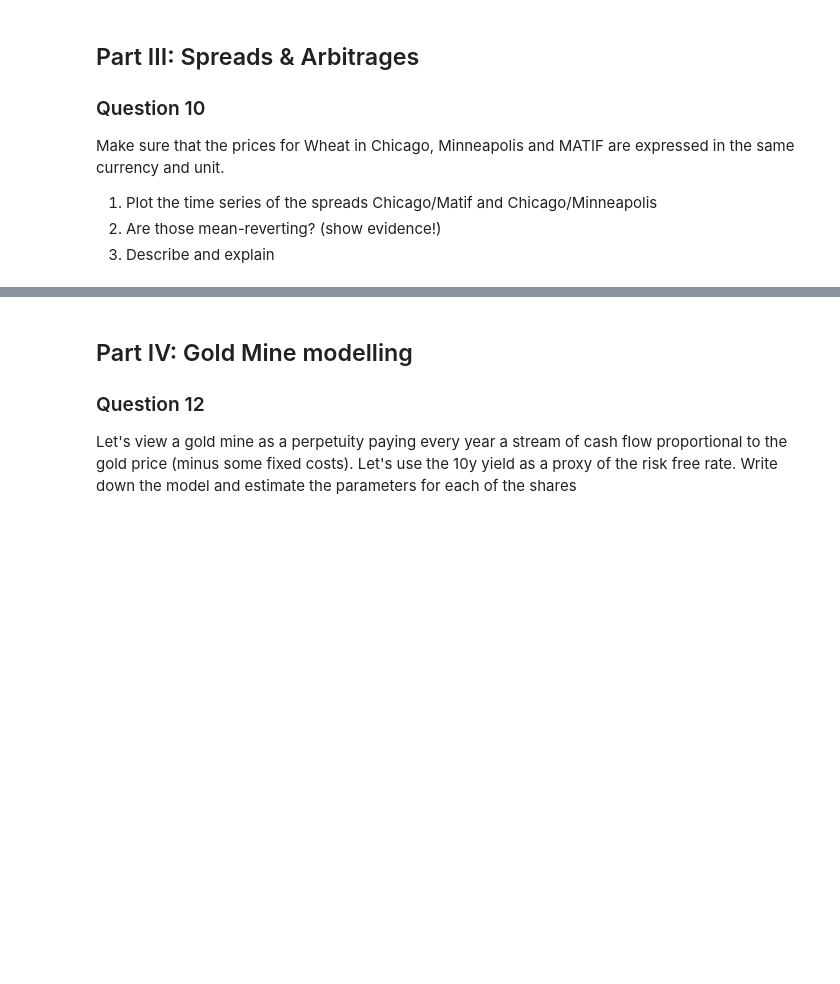
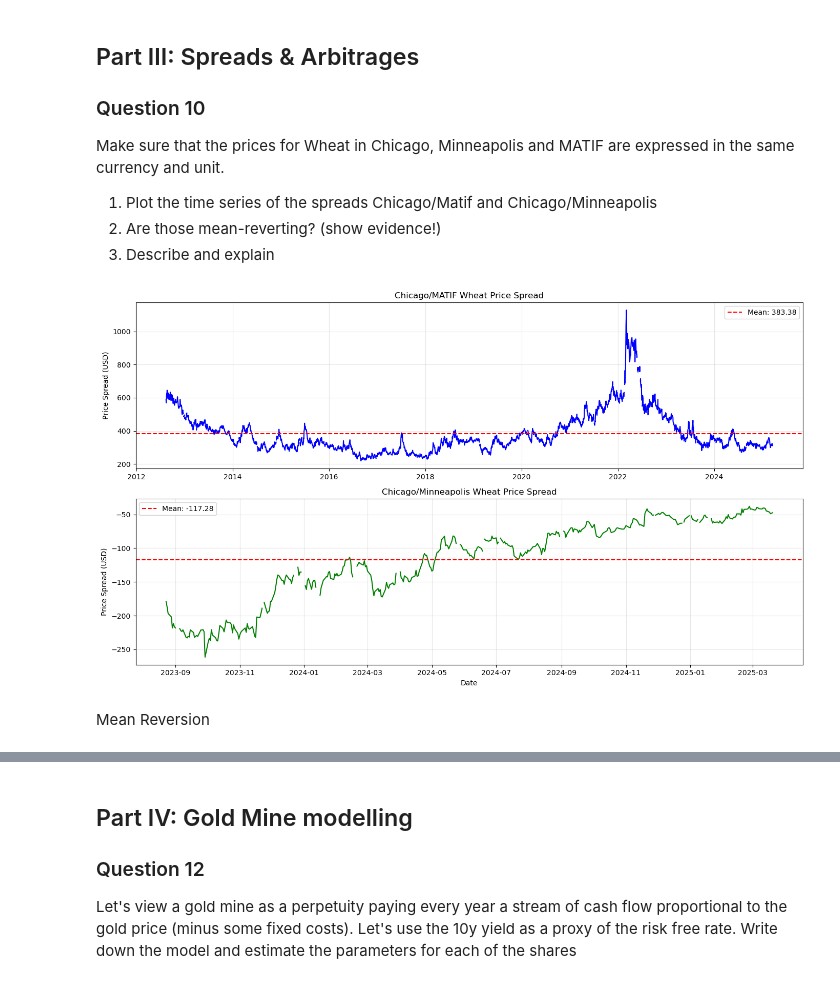
Before and after one commit to thomasmazouzi/Commodities, a Jupyter notebook: Final Version.ipynb, the cells around one changed output, grey strips where cells are left out. Saved outputs shown, nothing was run; the diff lists cells and outputs as text; code cells hidden in the pictures; blank space fills up the shorter version.

```diff
--- a/Final Version.ipynb
+++ b/Final Version.ipynb
@@ -1069,0 +1068,38 @@ Make sure that the prices for Wheat in Chicago, Minneapolis and MATIF are expres
+# %%
+# Identify the wheat price columns
+wheat_cols = ['Wheat Chicago', 'Wheat Minneapolis', 'Wheat Matif']
+
+# Make a copy of the data for analysis
+wheat_data = data[wheat_cols].copy()
+# %%
+plt.figure(figsize=(14, 8))  # Augmente la largeur et la hauteur de la figure
+
+# Chicago/MATIF spread
+plt.subplot(2, 1, 1)
+spread_chicago_matif = wheat_data['Wheat Chicago'] - wheat_data['Wheat Matif']
+plt.plot(spread_chicago_matif.index, spread_chicago_matif, 'b-')
+plt.title('Chicago/MATIF Wheat Price Spread')
+plt.ylabel('Price Spread (USD)')
+plt.grid(True, alpha=0.3)
+plt.axhline(y=spread_chicago_matif.mean(), color='r', linestyle='--',
+           label=f'Mean: {spread_chicago_matif.mean():.2f}')
+plt.legend()
+
+# Chicago/Minneapolis spread
+plt.subplot(2, 1, 2)
+spread_chicago_mpls = wheat_data['Wheat Chicago'] - wheat_data['Wheat Minneapolis']
+plt.plot(spread_chicago_mpls.index, spread_chicago_mpls, 'g-')
+plt.title('Chicago/Minneapolis Wheat Price Spread')
+plt.xlabel('Date')
+plt.ylabel('Price Spread (USD)')
+plt.grid(True, alpha=0.3)
+plt.axhline(y=spread_chicago_mpls.mean(), color='r', linestyle='--',
+           label=f'Mean: {spread_chicago_mpls.mean():.2f}')
+plt.legend()
+
+plt.tight_layout()
+plt.show()
+# %% [output]
+[figure, added]
+# %% [markdown]
+Mean Reversion
```
Also changed, not shown: parts of 12 cells of this notebook.
